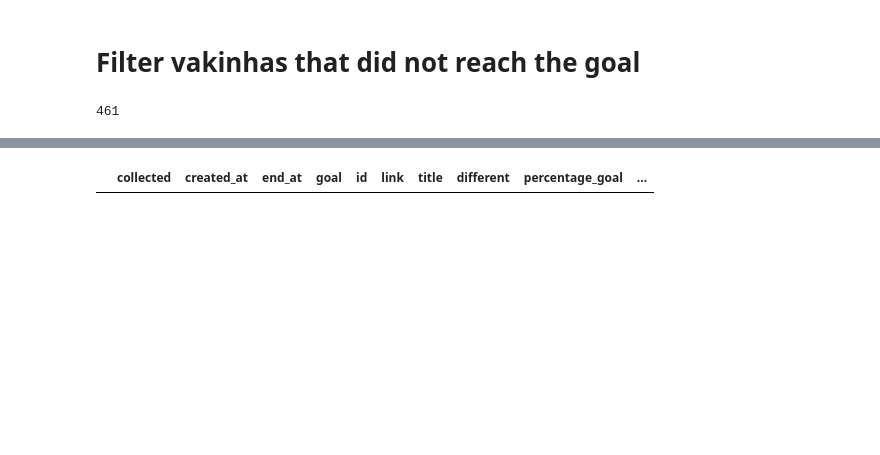
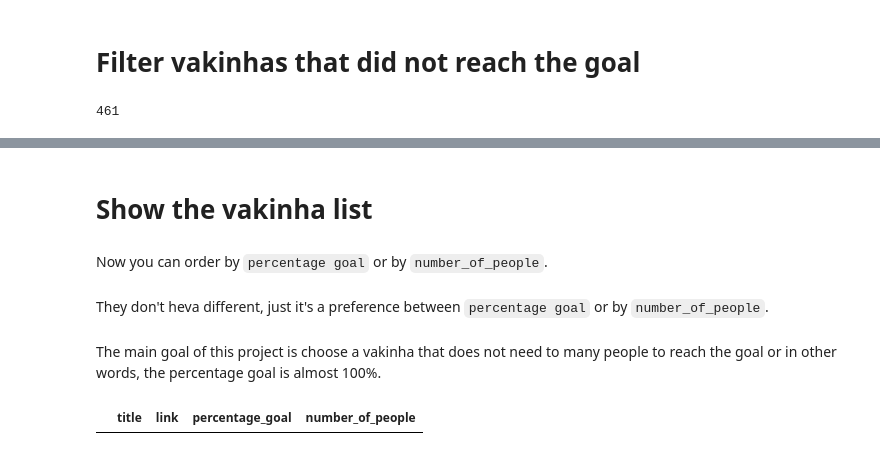
Before and after one commit to vandaimer/donates-crawler, a Jupyter notebook: Vakinha.ipynb, the cells around one changed output, grey strips where cells are left out. Saved outputs shown, nothing was run; the diff lists cells and outputs as text; code cells hidden in the pictures; blank space fills up the shorter version.

```diff
--- a/Vakinha.ipynb
+++ b/Vakinha.ipynb
@@ -59,3 +72,5 @@ df['percentage_goal'] = df.apply(lambda row: ((row.collected * 100) / row.goal),
+# %%
+df = df.filter(items=['title', 'link', 'percentage_goal', 'number_of_people'])
 # %% [markdown]
 # Filter vakinhas that did not reach the goal
 # %%
@@ -87,6 +81,12 @@ df_sorted = df.sort_values(by=['number_of_people'])
-# %%
-from itables import show
-
-show(df)
-# %% [output]
-|  | collected | created_at | end_at | goal | id | link | title | different | percentage_goal | ... |
+# %% [markdown]
+# Show the vakinha list
+# %% [markdown]
+Now you can order by `percentage goal` or by `number_of_people`.
+# %% [markdown]
+They don't heva different, just it's a preference between `percentage goal` or by `number_of_people`.
+# %% [markdown]
+The main goal of this project is choose a vakinha that does not need to many people to reach the goal or in other words, the percentage goal is almost 100%.
+# %%
+df
+# %% [output]
+|  | title | link | percentage_goal | number_of_people |
```
Also changed, not shown: parts of 12 cells of this notebook, 2 other files.
